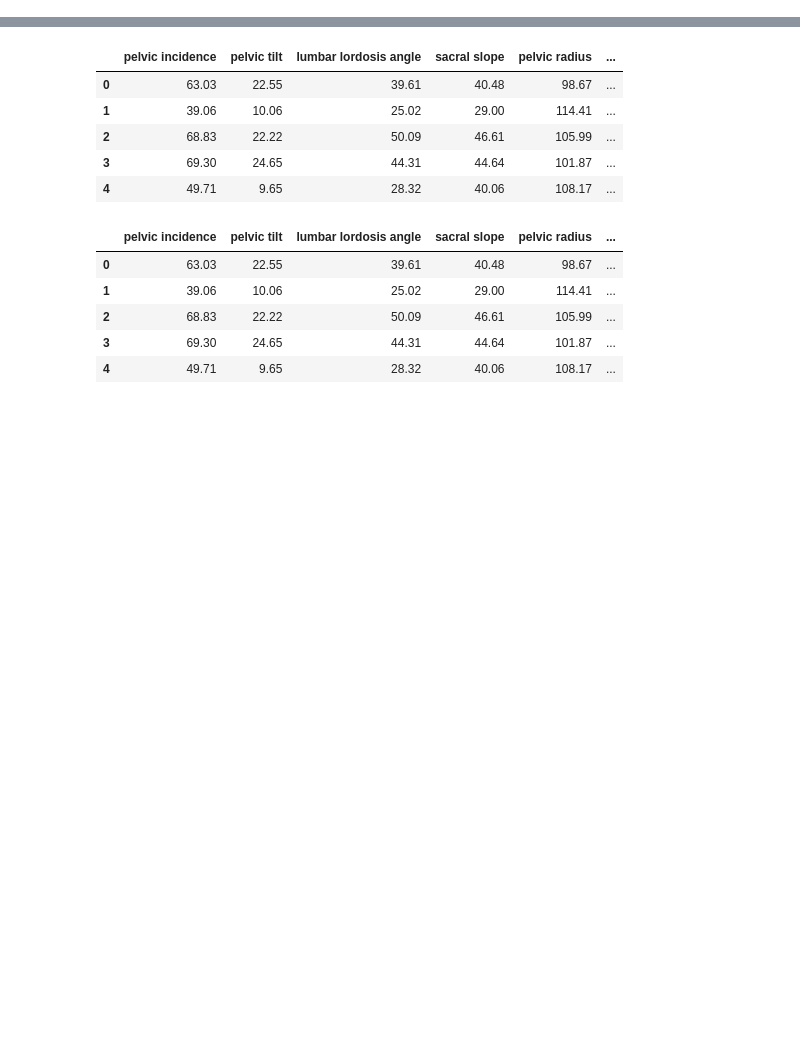
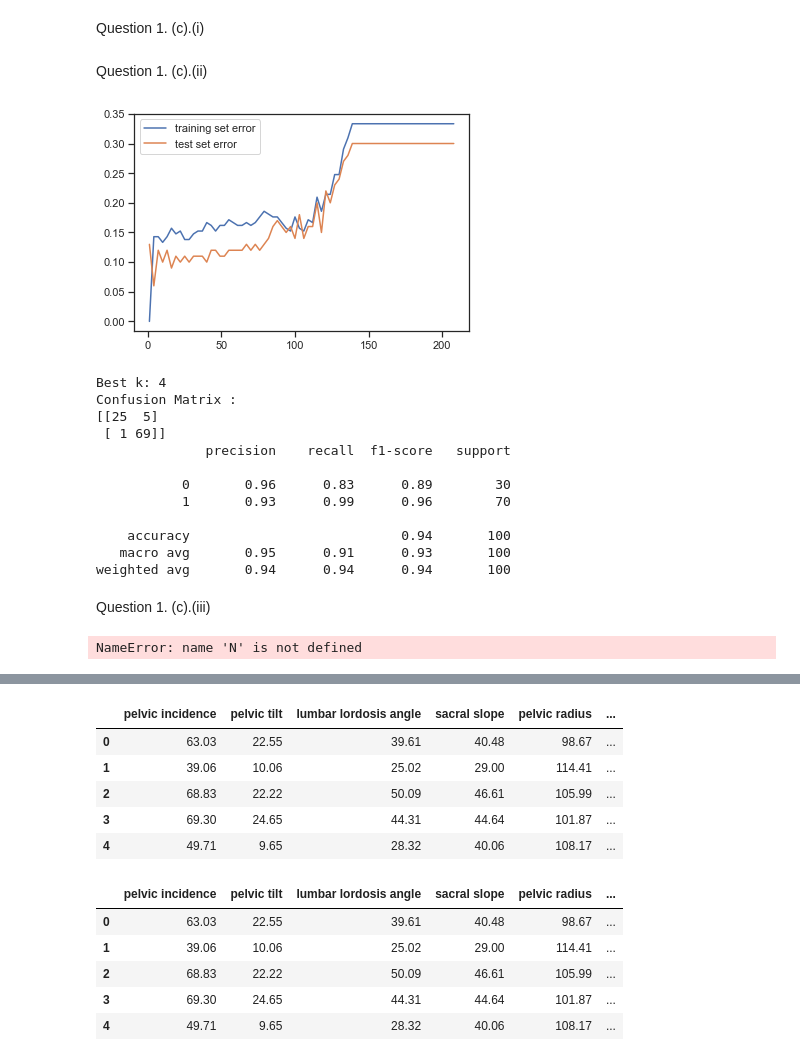
Before and after one commit to smustala/DSCI_552, a Jupyter notebook: HomeWork_1/notebook/HomeWork1.ipynb, the cells around one changed output, grey strips where cells are left out. Drawn from its saved outputs; the diff is of its cells as text; code cells hidden in the pictures; blank space fills up the shorter version.

```diff
--- a/HomeWork_1/notebook/HomeWork1.ipynb
+++ b/HomeWork_1/notebook/HomeWork1.ipynb
@@ -11,0 +45,2 @@ df = pd.read_csv("../data/vertebral_column_data/column_2C.dat", sep = '\s', name
+# %% [markdown]
+Question 1. (c).(i)
@@ -11,0 +49,62 @@ df = pd.read_csv("../data/vertebral_column_data/column_2C.dat", sep = '\s', name
+# %%
+import sklearn
+X = df_train[features]
+y = df_train['label']
+neigh = np.arange(208,0,-3)
+X_test = df_test[features]
+y_test = df_test['label']
+from sklearn.neighbors import KNeighborsClassifier
+def KNNrmse(neigh,X_train,y_train,X_test,y_test, Metric):
+
+    rmse_all = []
+    for i in neigh:
+        if Metric == "mahalanobis" :
+            model = KNeighborsClassifier(n_neighbors=i, metric = Metric, metric_params={'V': np.cov(X_train.T)})
+        else:
+            model = KNeighborsClassifier(n_neighbors=i, metric = Metric)
+
+
+
+        model.fit(X_train,y_train)
+        y_pred = model.predict(X_test)
+        #pred = y_pred
+        #MSE = sum((y_test - pred)**2)/len(y_test)
+        from sklearn.metrics import mean_squared_error
+        RMSE = mean_squared_error(y_test, y_pred)
+        rmse_all.append(RMSE)
+    kmin_index = rmse_all.index(min(rmse_all))
+    return [rmse_all, min(rmse_all), kmin_index, neigh[kmin_index]]
+# %% [markdown]
+Question 1. (c).(ii)
+# %%
+plt.plot(neigh, KNNrmse(neigh,X,y,X,y, "euclidean")[0], label = 'training set error')
+plt.plot(neigh, KNNrmse(neigh,X,y,X_test,y_test,"euclidean")[0], label = 'test set error')
+plt.legend()
+plt.show()
+k_best = KNNrmse(neigh,X,y,X_test,y_test,"euclidean")[3]
+print("Best k: " + str(k_best))
+model = sklearn.neighbors.KNeighborsClassifier(n_neighbors= k_best, metric = "euclidean")
+model.fit(X,y)
+y_pred = model.predict(X_test)
+print("Confusion Matrix :\n" + str(sklearn.metrics.confusion_matrix(y_test, y_pred)))
+print(sklearn.metrics.classification_report(y_test, y_pred))
+# %% [output]
+[figure, added]
+Best k: 4
+Confusion Matrix :
+[[25  5]
+ [ 1 69]]
+              precision    recall  f1-score   support
+
+           0       0.96      0.83      0.89        30
+           1       0.93      0.99      0.96        70
+
+    accuracy                           0.94       100
+   macro avg       0.95      0.91      0.93       100
+weighted avg       0.94      0.94      0.94       100
+# %% [markdown]
+Question 1. (c).(iii)
+# %%
+N
+# %% [output]
+NameError: name 'N' is not defined
```
Also changed, not shown: parts of 20 cells of this notebook.
